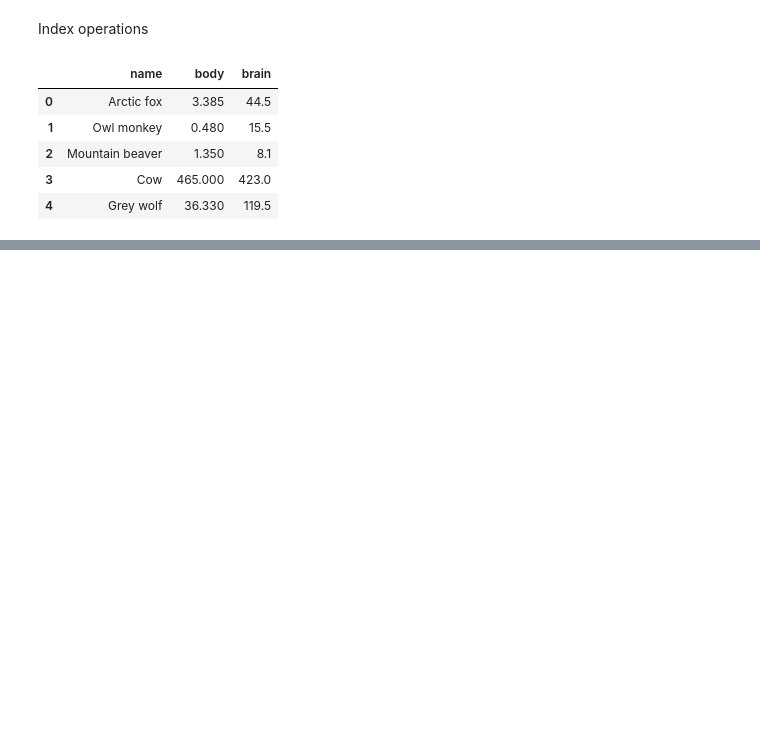
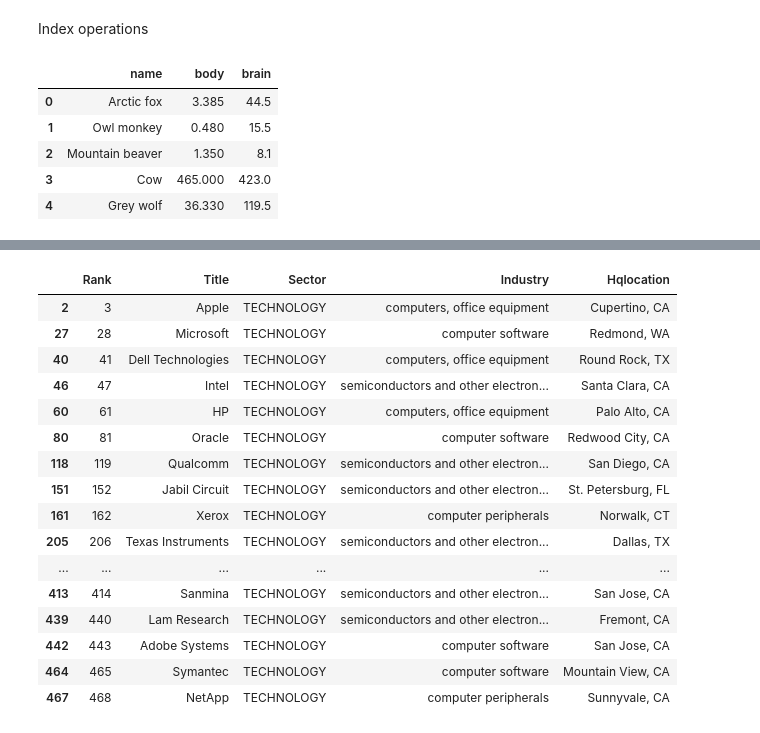
Before and after one commit to Szafranerio/Data_InDepth, a Jupyter notebook: Pandas/Pandas_Data_Modification.ipynb, the cells around one changed output, grey strips where cells are left out. Cells and saved outputs as stored; diff of their text form; code cells hidden in the pictures; blank space fills up the shorter version.

```diff
--- a/Pandas/Pandas_Data_Modification.ipynb
+++ b/Pandas/Pandas_Data_Modification.ipynb
@@ -502,0 +647,3 @@ data.head()
+# %%
+data = pd.read_csv('./data/Fortune_500_2017.csv', usecols=['Rank', 'Title', 'Industry', 'Hqlocation', 'Sector'])
+data.head()
@@ -502,0 +657,4 @@ data.head()
+# %%
+#Sector to upper()
+data['Sector'] = data['Sector'].str.upper()
+data
@@ -502,0 +675,21 @@ data.head()
+# %%
+comp = data['Industry'].str.strip().str.lower().str.contains('comp')
+data[comp]
+# %% [output]
+|  | Rank | Title | Sector | Industry | Hqlocation |
+| 2 | 3 | Apple | TECHNOLOGY | computers, office equipment | Cupertino, CA |
+| 27 | 28 | Microsoft | TECHNOLOGY | computer software | Redmond, WA |
+| 40 | 41 | Dell Technologies | TECHNOLOGY | computers, office equipment | Round Rock, TX |
+| 46 | 47 | Intel | TECHNOLOGY | semiconductors and other electron... | Santa Clara, CA |
+| 60 | 61 | HP | TECHNOLOGY | computers, office equipment | Palo Alto, CA |
+| 80 | 81 | Oracle | TECHNOLOGY | computer software | Redwood City, CA |
+| 118 | 119 | Qualcomm | TECHNOLOGY | semiconductors and other electron... | San Diego, CA |
+| 151 | 152 | Jabil Circuit | TECHNOLOGY | semiconductors and other electron... | St. Petersburg, FL |
+| 161 | 162 | Xerox | TECHNOLOGY | computer peripherals | Norwalk, CT |
+| 205 | 206 | Texas Instruments | TECHNOLOGY | semiconductors and other electron... | Dallas, TX |
+| ... | ... | ... | ... | ... | ... |
+| 413 | 414 | Sanmina | TECHNOLOGY | semiconductors and other electron... | San Jose, CA |
+| 439 | 440 | Lam Research | TECHNOLOGY | semiconductors and other electron... | Fremont, CA |
+| 442 | 443 | Adobe Systems | TECHNOLOGY | computer software | San Jose, CA |
+| 464 | 465 | Symantec | TECHNOLOGY | computer software | Mountain View, CA |
+| 467 | 468 | NetApp | TECHNOLOGY | computer peripherals | Sunnyvale, CA |
```
Also changed, not shown: parts of 16 cells of this notebook.
